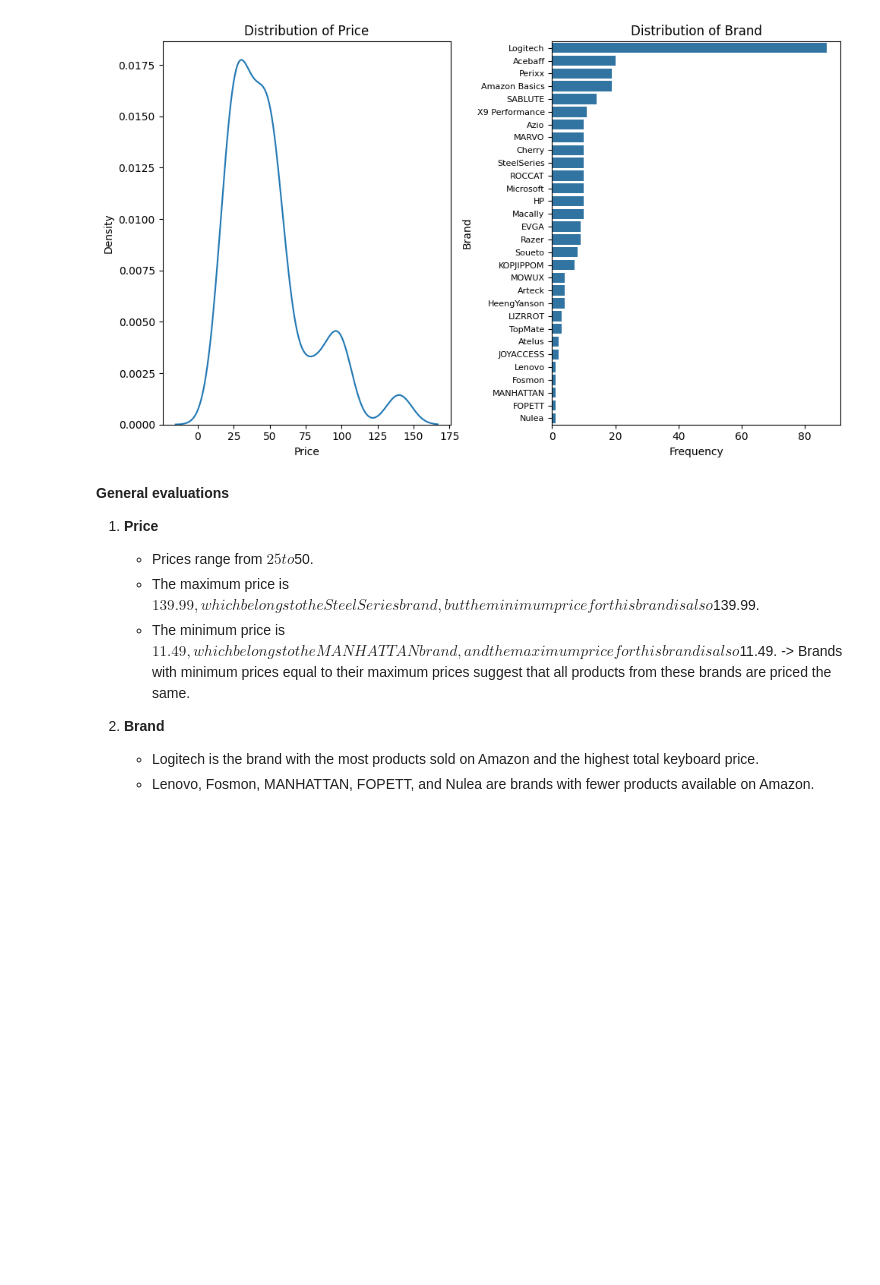
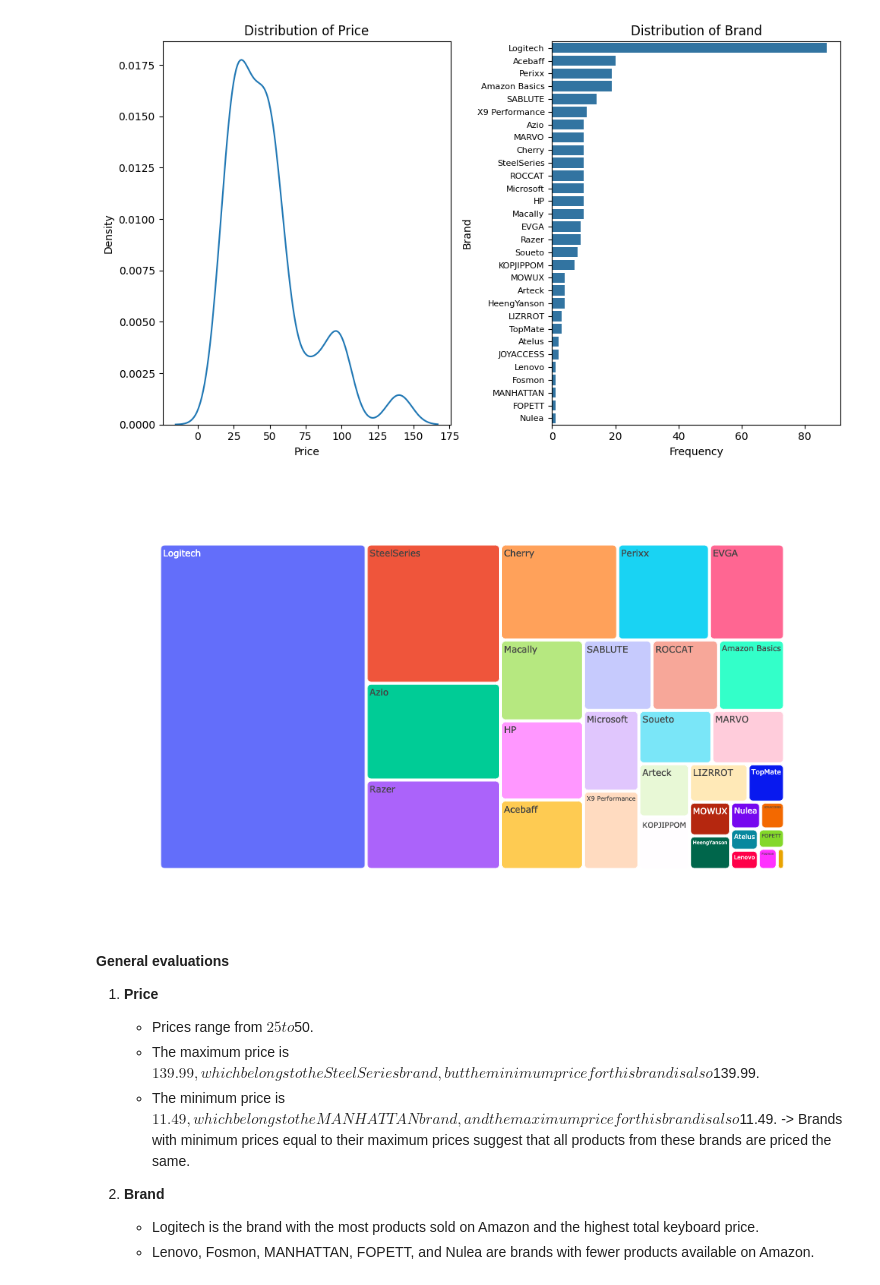
Before and after one commit to motconkien/Data-Projetcs, a Jupyter notebook: Amazon Project/Analyst/main.ipynb, the cells around one changed output. Saved outputs shown, nothing was run; the diff lists cells and outputs as text; code cells hidden in the pictures; blank space fills up the shorter version.

```diff
--- a/Amazon Project/Analyst/main.ipynb
+++ b/Amazon Project/Analyst/main.ipynb
@@ -205,9 +205,11 @@ plt.show()
 # %%
 fig = px.treemap(data, path=["Brand"], values="Price",width=1000,height=600)
 fig.update_traces(marker=dict(cornerradius=5))
-# fig.write_image('treemap.png')
-fig.show()
-# Image('treemap.png')
+fig.write_image('treemap.png')
+# fig.show()
+Image('treemap.png')
+# %% [output]
+[figure, added]
 # %% [markdown]
 <b> General evaluations
 
```
Also changed, not shown: parts of 2 cells of this notebook.
